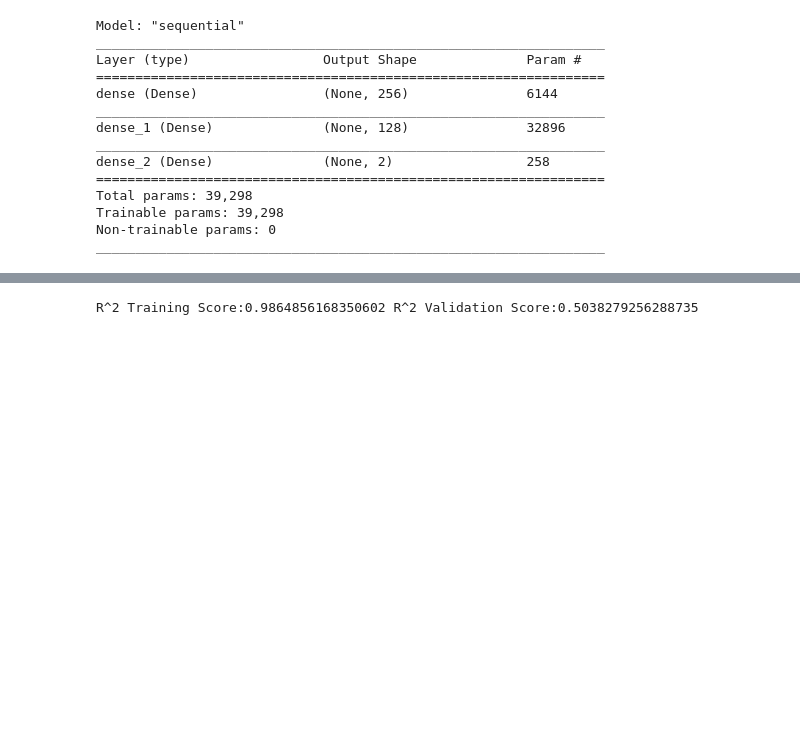
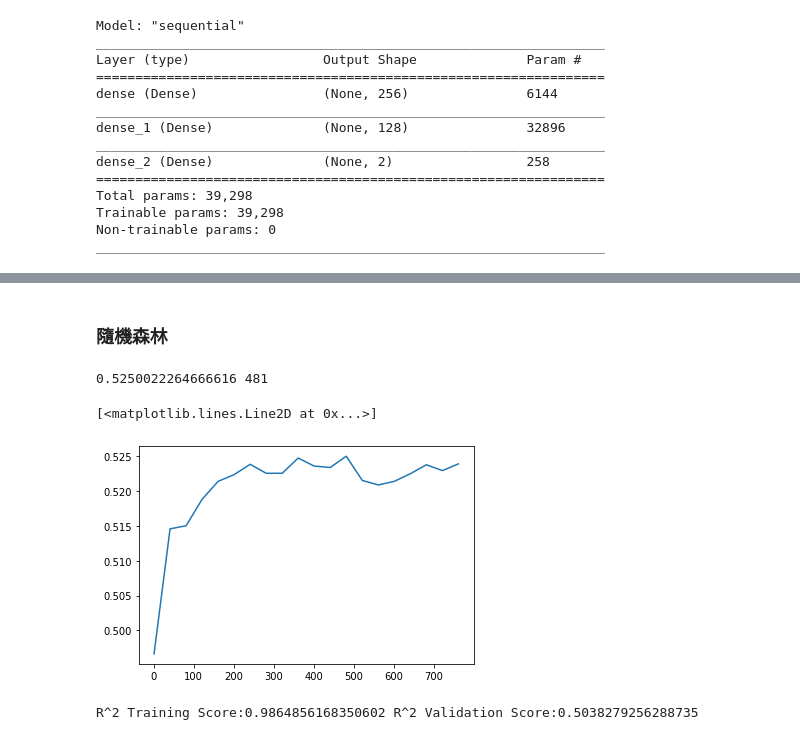
Before and after one commit to jerrylin0505/NCCU_ComputerProgram, a Jupyter notebook: 期末/model1.ipynb, the cells around one changed output, grey strips where cells are left out. Cells and saved outputs as stored; diff of their text form; code cells hidden in the pictures; blank space fills up the shorter version.

```diff
--- a/期末/model1.ipynb
+++ b/期末/model1.ipynb
@@ -119,3 +171,5 @@ Epoch 50/50
+# %% [markdown]
+### 隨機森林
 # %%
 from sklearn.ensemble import RandomForestClassifier
 from sklearn.model_selection import train_test_split
@@ -126,16 +180,20 @@ X = df[df.columns[0:-1]]
 Y = df["result"]
 x_train, x_test, y_train, y_test = train_test_split(X, Y, test_size=0.15)
 # %%
-scorel =[]
-for i in range(0,500,10):
-    rfc = RandomForestClassifier(n_estimators=i+1,
-                                    n_jobs=-1,
-                                    random_state=10
-                                )
-    score = cross_val_score(rfc, x_train, y_train, cv=10).mean()
-    scorel.append(score)
-print(max(scorel),(scorel.index(max(scorel))*10)+1)
-plt.plot(range(1,501,10), scorel)
+# scorel =[]
+# for i in range(0,800,40):
+#     rfc = RandomForestClassifier(n_estimators=i+1,
+#                                     n_jobs=1,
+#                                     random_state=10
+#                                 )
+#     score = cross_val_score(rfc, x_train, y_train, cv=5).mean()
+#     scorel.append(score)
+# print(max(scorel),(scorel.index(max(scorel))*40)+1)
+# plt.plot(range(1,801,40), scorel)
+# %% [output]
+0.5250022264666616 481
+[<matplotlib.lines.Line2D at 0x...>]
+[figure, added]
 # %%
 rfc = RandomForestClassifier(n_estimators=10,n_jobs=-1,random_state=10)
 rfc = rfc.fit(x_train,y_train)
```
Also changed, not shown: parts of 18 cells of this notebook, 10 other files.
